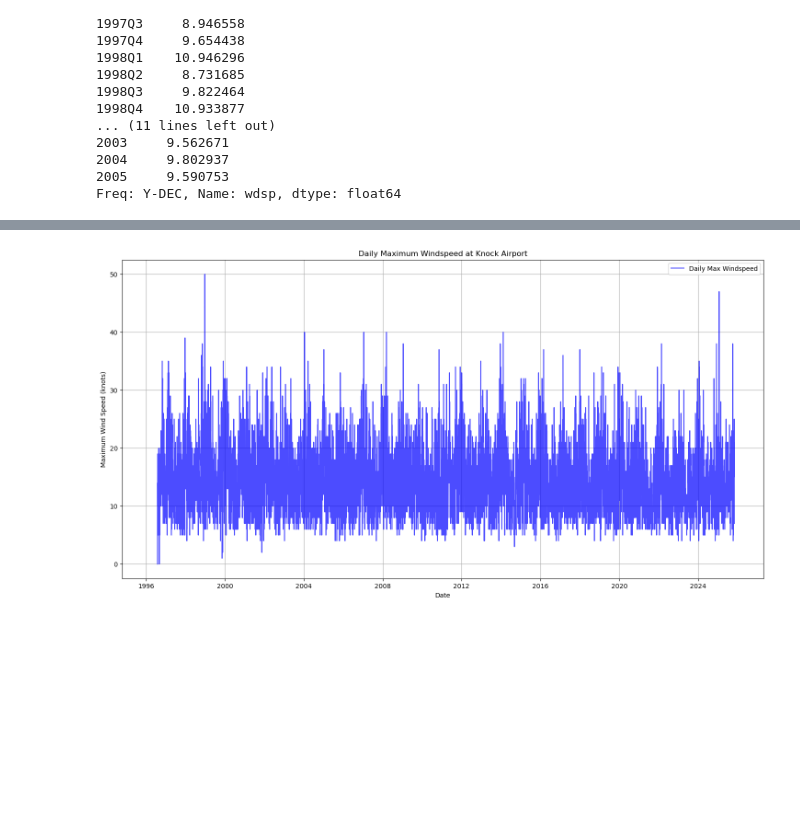
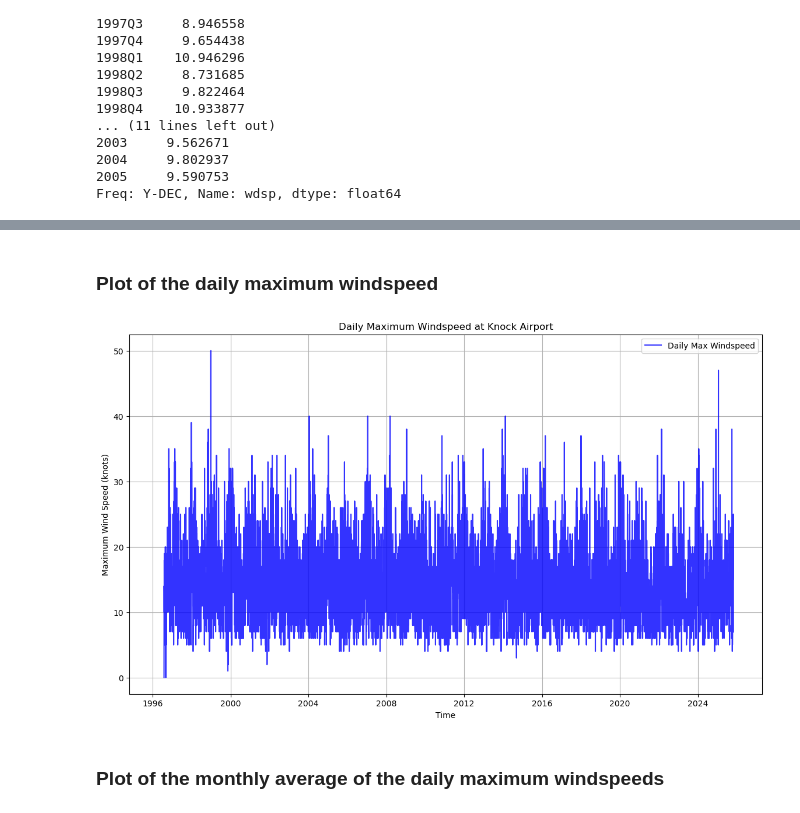
Before and after one commit to marianemcgrath/pfda, a Jupyter notebook: assignment/assignment06_weather.ipynb, the cells around one changed output, grey strips where cells are left out. Drawn from its saved outputs; the diff is of its cells as text; code cells hidden in the pictures; blank space fills up the shorter version.

```diff
--- a/assignment/assignment06_weather.ipynb
+++ b/assignment/assignment06_weather.ipynb
@@ -316 +359,3 @@ plt.show()
+# %% [markdown]
+### **Plot of the daily maximum windspeed**
 # %%
@@ -319,12 +367,14 @@ daily_max_wdsp = df['wdsp'].resample('D').max()
 # %%
 # And let's plot this daily maximum windspeed over time
-plt.figure(figsize=(18,9))
-plt.plot(daily_max_wdsp.index, daily_max_wdsp, color='blue', alpha=0.7)
+plt.figure(figsize=(14, 8))
+plt.plot(daily_max_wdsp.index, daily_max_wdsp, color='blue', alpha=0.8)
 plt.title('Daily Maximum Windspeed at Knock Airport')
-plt.xlabel('Date')
+plt.xlabel('Time')
 plt.ylabel('Maximum Wind Speed (knots)')
 plt.legend(['Daily Max Windspeed'])
 plt.grid()
 plt.show()
 # %% [output]
-[figure, old version]
+[figure, new version]
+# %% [markdown]
+### **Plot of the monthly average of the daily maximum windspeeds**
```
Also changed, not shown: parts of 37 cells of this notebook, 7 other files.
